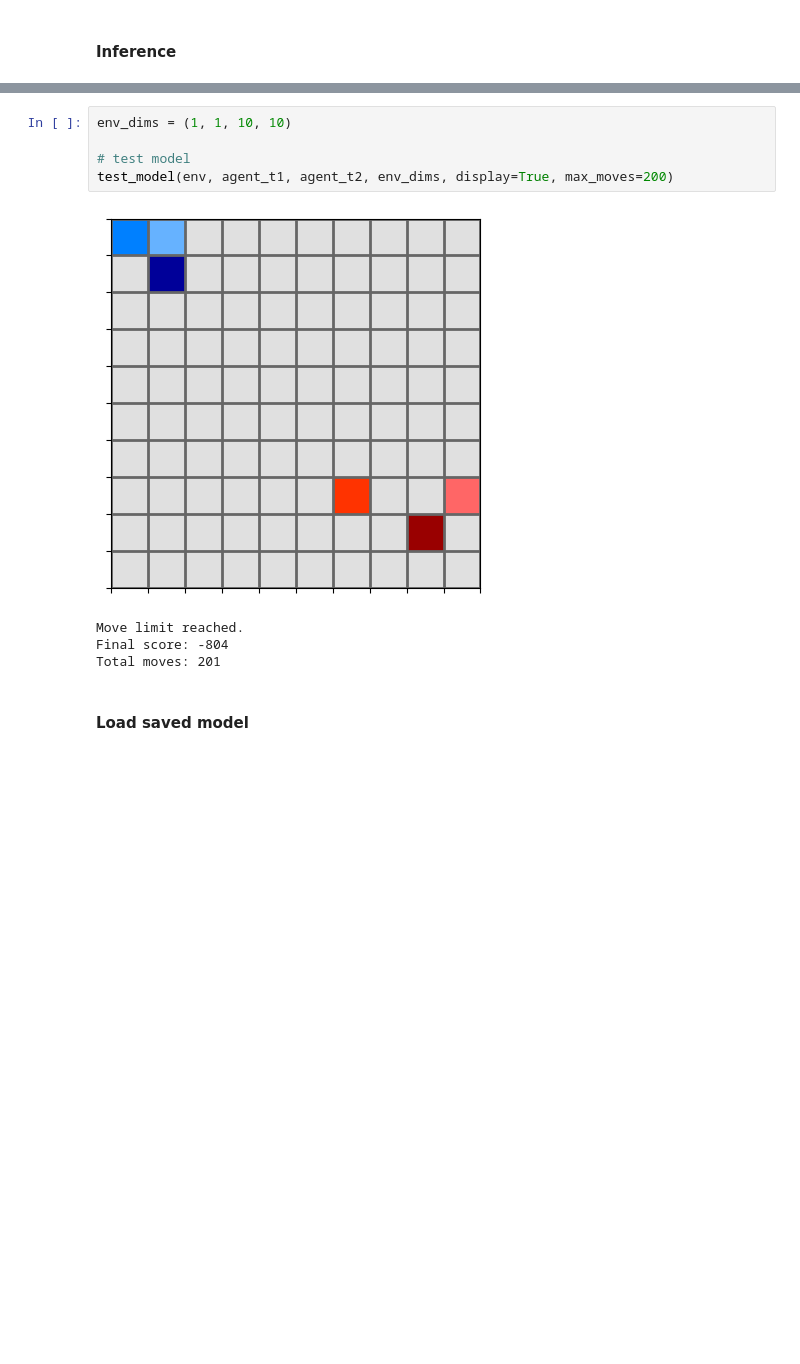
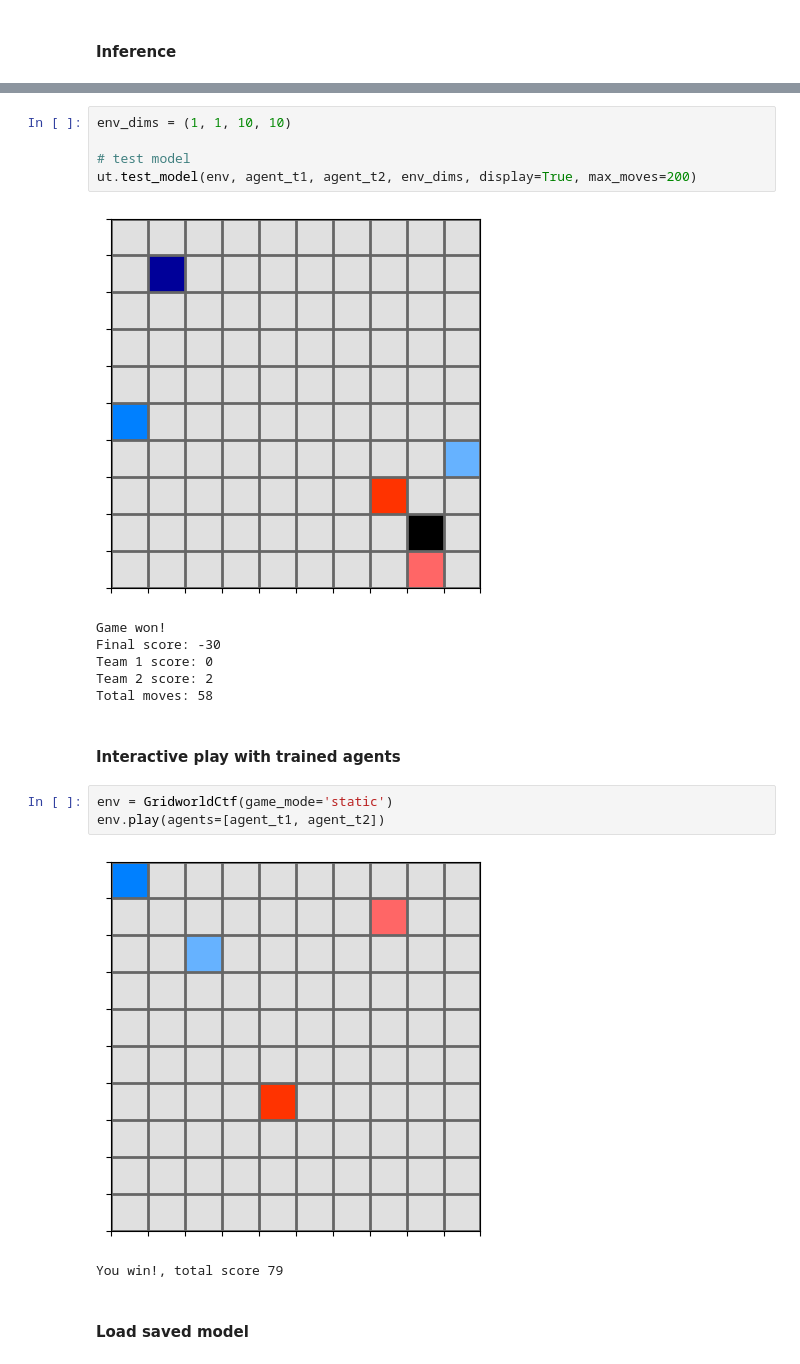
Before and after one commit to g-nightingale/marl-ctf-development, a Jupyter notebook: mvp_environment/mvp_env.ipynb, the cells around one changed output, grey strips where cells are left out. Cells and saved outputs as stored; diff of their text form; blank space fills up the shorter version.

```diff
--- a/mvp_environment/mvp_env.ipynb
+++ b/mvp_environment/mvp_env.ipynb
@@ -288,12 +244,22 @@ def test_model(env, agent_t1, agent_t2, env_dims, display=True, max_moves=50):
 env_dims = (1, 1, 10, 10)
 
 # test model
-test_model(env, agent_t1, agent_t2, env_dims, display=True, max_moves=200)
+ut.test_model(env, agent_t1, agent_t2, env_dims, display=True, max_moves=200)
 # %% [output]
-[figure, old version]
+[figure, new version]
-Move limit reached.
-Final score: -804
-Total moves: 201
+Game won!
+Final score: -30
+Team 1 score: 0
+Team 2 score: 2
+Total moves: 58
+# %% [markdown]
+#### Interactive play with trained agents
+# %%
+env = GridworldCtf(game_mode='static')
+env.play(agents=[agent_t1, agent_t2])
+# %% [output]
+[figure, added]
+You win!, total score 79
 # %% [markdown]
 #### Load saved model
 # %%
```
Also changed, not shown: parts of 8 cells of this notebook, 7 other files.
